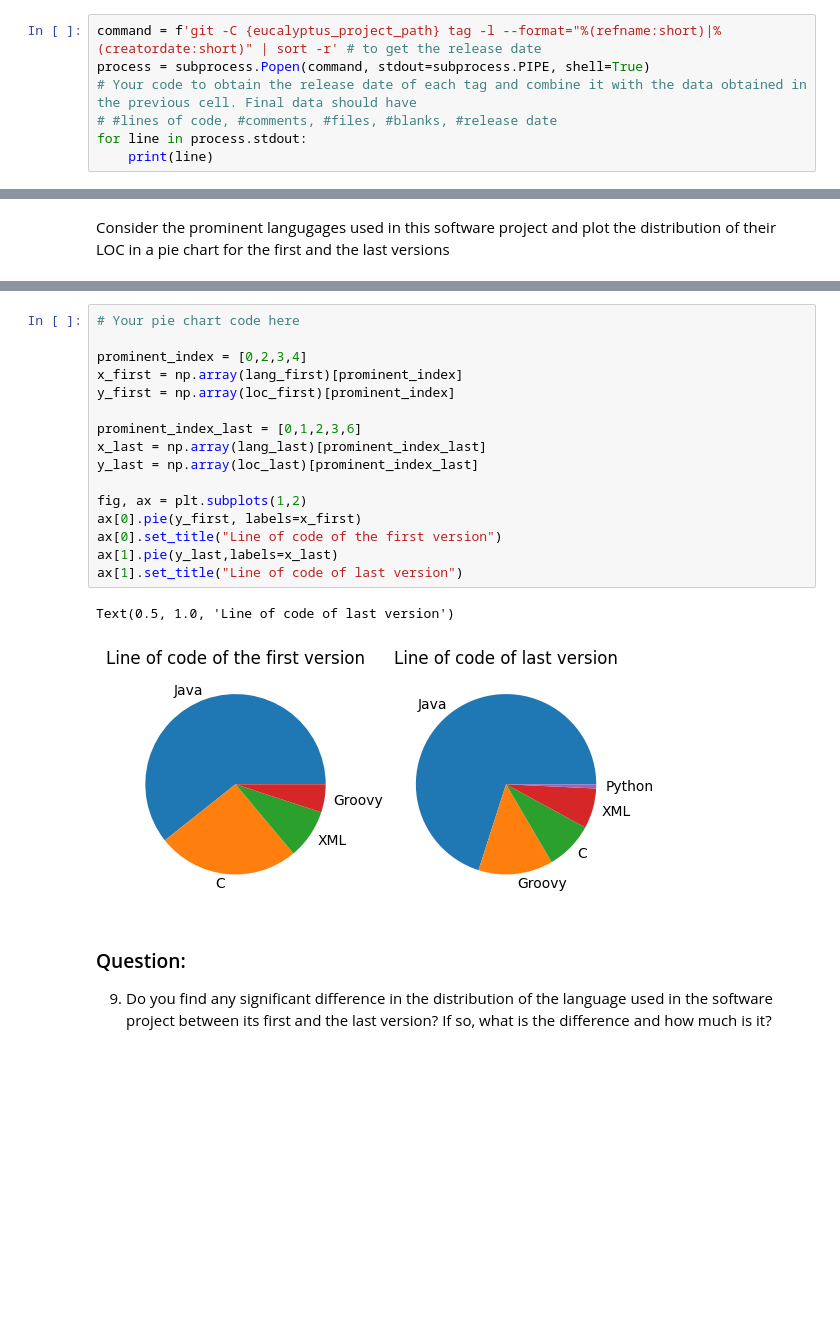
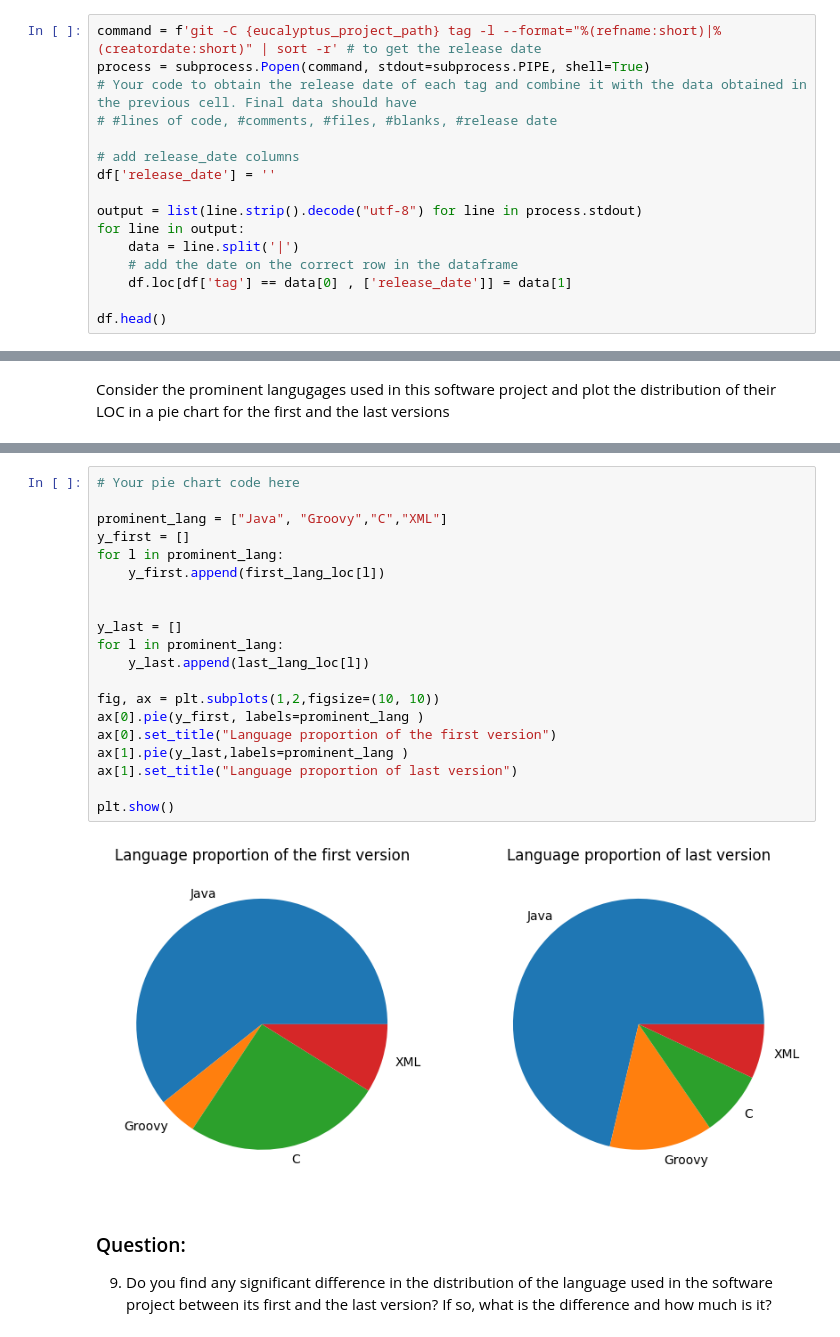
Before and after one commit to william-walcarius/Software_evolution_TP2_2023, a Jupyter notebook: TP2_section2.ipynb, the cells around one changed output, grey strips where cells are left out. Cells and saved outputs as stored; diff of their text form; blank space fills up the shorter version.

```diff
--- a/TP2_section2.ipynb
+++ b/TP2_section2.ipynb
@@ -146,6 +116,15 @@ command = f'git -C {eucalyptus_project_path} tag -l --format="%(refname:short)|%
 process = subprocess.Popen(command, stdout=subprocess.PIPE, shell=True)
 # Your code to obtain the release date of each tag and combine it with the data obtained in the previous cell. Final data should have
 # #lines of code, #comments, #files, #blanks, #release date
-for line in process.stdout:
-    print(line)
+
+# add release_date columns
+df['release_date'] = ''
+
+output = list(line.strip().decode("utf-8") for line in process.stdout)
+for line in output:
+    data = line.split('|')
+    # add the date on the correct row in the dataframe
+    df.loc[df['tag'] == data[0] , ['release_date']] = data[1]
+
+df.head()
 # %% [output]
@@ -405,22 +392,25 @@ last version : ['167081', '31880', '20580', '17152', '7580', '2982', '1779', '17
 # %%
 # Your pie chart code here
 
-prominent_index = [0,2,3,4]
-x_first = np.array(lang_first)[prominent_index]
-y_first = np.array(loc_first)[prominent_index]
+prominent_lang = ["Java", "Groovy","C","XML"]
+y_first = []
+for l in prominent_lang:
+    y_first.append(first_lang_loc[l])
 
-prominent_index_last = [0,1,2,3,6]
-x_last = np.array(lang_last)[prominent_index_last]
-y_last = np.array(loc_last)[prominent_index_last]
 
-fig, ax = plt.subplots(1,2)
-ax[0].pie(y_first, labels=x_first)
-ax[0].set_title("Line of code of the first version")
-ax[1].pie(y_last,labels=x_last)
-ax[1].set_title("Line of code of last version")
+y_last = []
+for l in prominent_lang:
+    y_last.append(last_lang_loc[l])
+
+fig, ax = plt.subplots(1,2,figsize=(10, 10))
+ax[0].pie(y_first, labels=prominent_lang )
+ax[0].set_title("Language proportion of the first version")
+ax[1].pie(y_last,labels=prominent_lang )
+ax[1].set_title("Language proportion of last version")
+
+plt.show()
 # %% [output]
-Text(0.5, 1.0, 'Line of code of last version')
-[figure, old version]
+[figure, new version]
 # %% [markdown]
 ### Question:
 9. Do you find any significant difference in the distribution of the language used in the software project between its first and the last version? If so, what is the difference and how much is it?
```
Also changed, not shown: parts of 15 cells of this notebook.
